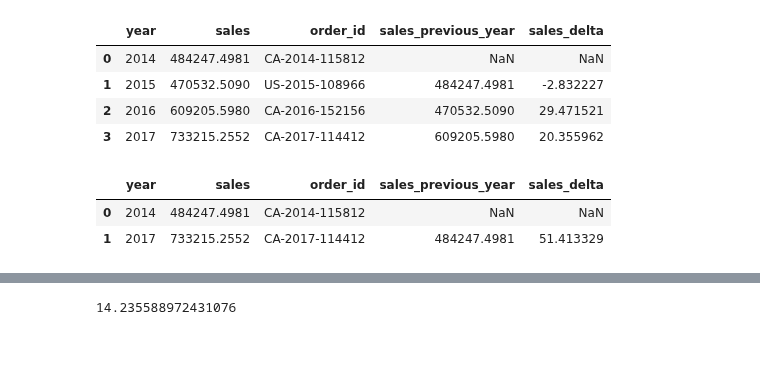
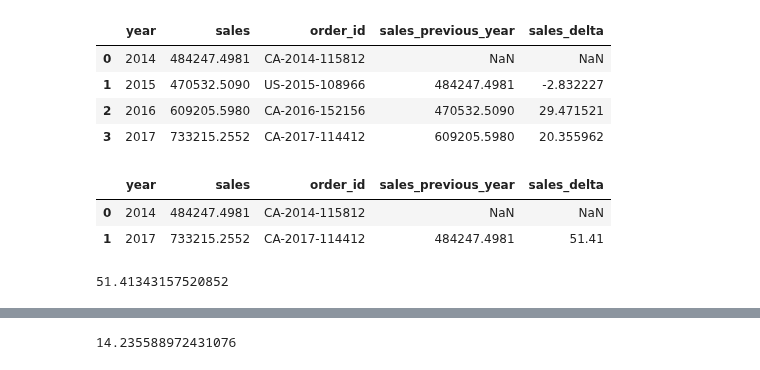
Before and after one commit to Dilcia19/superstore, a Jupyter notebook: notebooks/analysis_in_py.ipynb, the cells around one changed output, grey strips where cells are left out. Cells and saved outputs as stored; diff of their text form; code cells hidden in the pictures.

Commit message:
updated sales/profit deltas

```diff
--- a/notebooks/analysis_in_py.ipynb
+++ b/notebooks/analysis_in_py.ipynb
@@ -45,30 +45,42 @@ sales_delta
 # %%
 # sales, are they up? # sales are up 51% in the last 4 years
 
-sales_delta = (
+sales_delta2 = (
     store_records.filter(['order_id', 'sales', 'year'])
     .loc[lambda x: x['year'].isin([2014, 2017])]
     .groupby('year')
     .agg(
         {'sales':'sum',
          'order_id':'first'}
     )
     .reset_index()
     .assign(
         sales_previous_year = lambda x: x.sales.shift(1)
     )
     .assign(
         sales_delta = lambda x: (x.sales - x.sales_previous_year) / x.sales_previous_year * 100
     )
+    .assign(
+        sales_delta = lambda x: x.sales_delta.round(2)
+    )
 )
-sales_delta
+sales_delta2
 
 # do the same here for profits
 # what is the % of profit increase, relative measurement
 # %% [output]
 |  | year | sales | order_id | sales_previous_year | sales_delta |
 | 0 | 2014 | 484247.4981 | CA-2014-115812 | NaN | NaN |
-| 1 | 2017 | 733215.2552 | CA-2017-114412 | 484247.4981 | 51.413329 |
+| 1 | 2017 | 733215.2552 | CA-2017-114412 | 484247.4981 | 51.41 |
+# %%
+sales_2017 = int(sales_delta['sales'].iloc[3])
+sales_2016 = int(sales_delta['sales'].iloc[2])
+sales_2014 = int(sales_delta['sales'].iloc[0])
+
+sales_pct_change = (sales_2017 - sales_2014)/sales_2014 * 100
+sales_pct_change
+# %% [output]
+51.41343157520852
 # %%
 # sales are up 20% in last year, from 2016 to 2017
 sales_pct_change_recent = (sales_2017 - sales_2016)/sales_2016 * 100
```
Also changed, not shown: parts of 5 cells of this notebook.
